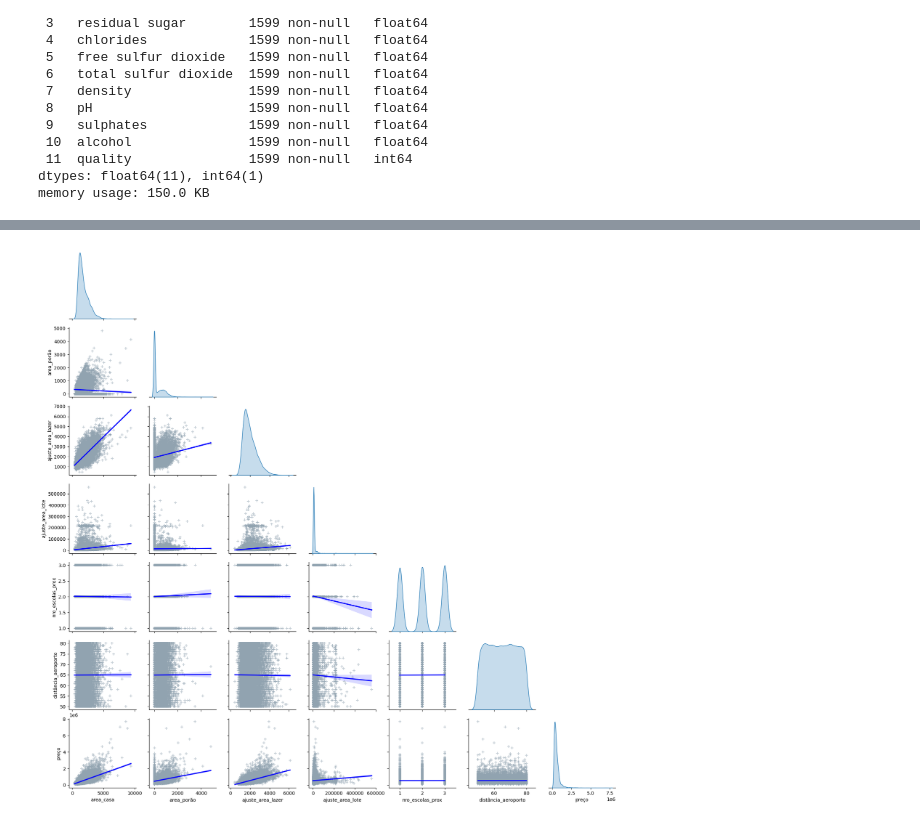
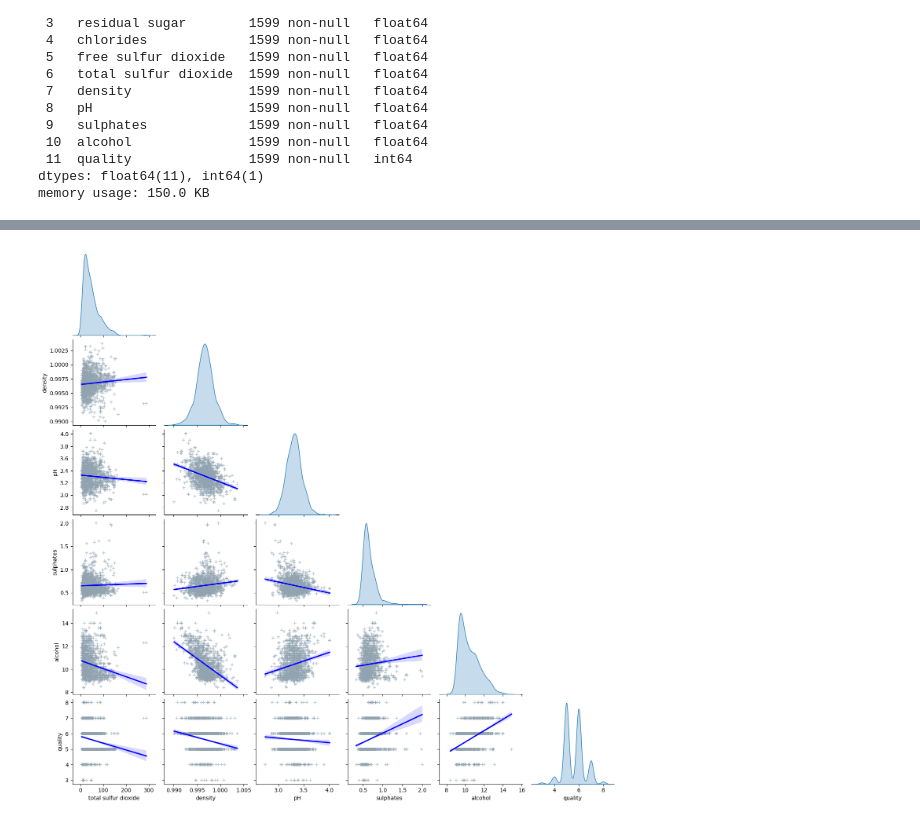
Before and after one commit to jairobernardesjunior/qualidade_do_vinho_tinto, a Jupyter notebook: qualidade_do_vinho_tinto_analisa.ipynb, the cells around one changed output, grey strips where cells are left out. Cells and saved outputs as stored; diff of their text form; code cells hidden in the pictures.

```diff
--- a/qualidade_do_vinho_tinto_analisa.ipynb
+++ b/qualidade_do_vinho_tinto_analisa.ipynb
@@ -60,0 +75,3 @@ memory usage: 150.0 KB
+# %%
+# eliminando linhas duplicadas
+dfx = dfx.drop_duplicates()
@@ -113,14 +151,13 @@ p.fig.subplots_adjust(top=0.95)
 # %%
 # verificando a distribuição dos dados
-p= sns.pairplot(dfx[['area_casa', 'area_porão', 'ajuste_area_lazer', 'ajuste_area_lote',
-                     'nro_escolas_prox', 'distância_aeroporto',
-                     'preço']],
+p= sns.pairplot(dfx[['total sulfur dioxide', 'density', 'pH',
+                   'sulphates', 'alcohol', 'quality']],
                 diag_kind="kde", corner=True, markers="+",
                 plot_kws={'line_kws':{'color':'#0000ff'},
                            'scatter_kws': {'alpha': 0.5,
                                            'color': '#91a3b0'}},
                 kind='reg'
                 );
 p.fig.subplots_adjust(top=0.95)
 # %% [output]
-[figure, old version]
+[figure, new version]
```
Also changed, not shown: parts of 18 cells of this notebook, 7 other files.
